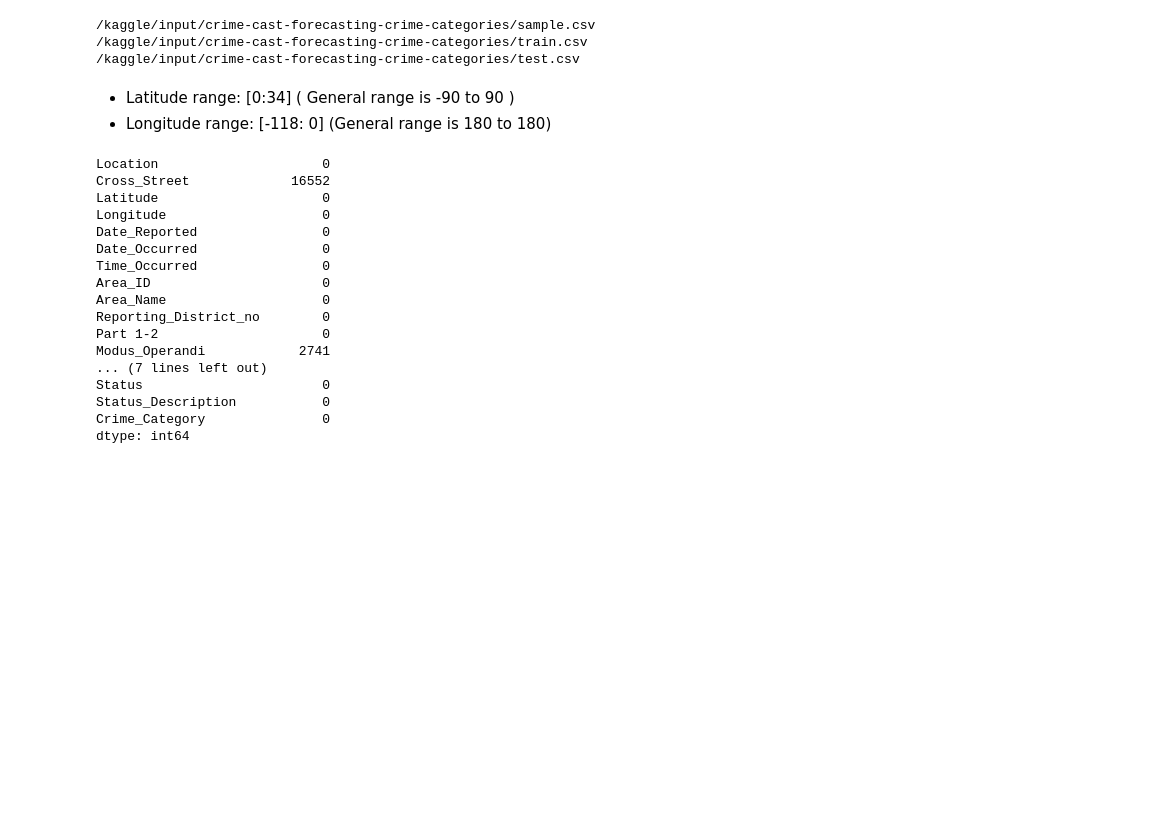
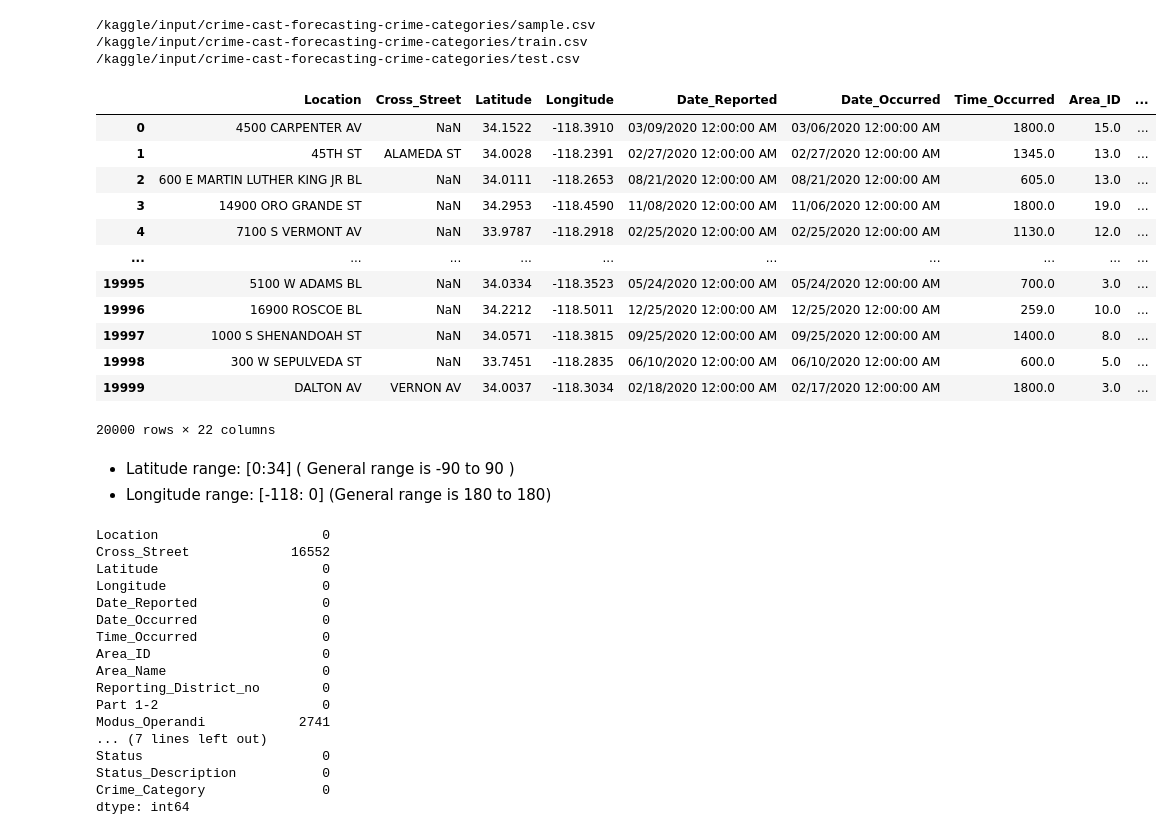
Before and after one commit to linisha04/ml-project-academic, a Jupyter notebook: 22f2000254-notebook-t22024.ipynb, the cells around one changed output. Saved outputs shown, nothing was run; the diff lists cells and outputs as text; code cells hidden in the pictures; blank space fills up the shorter version.

```diff
--- a/22f2000254-notebook-t22024.ipynb
+++ b/22f2000254-notebook-t22024.ipynb
@@ -38,6 +38,22 @@ train =pd.read_csv('/kaggle/input/crime-cast-forecasting-crime-categories/train.
 train2 =pd.read_csv('/kaggle/input/crime-cast-forecasting-crime-categories/train.csv')
 
 test_final=pd.read_csv('/kaggle/input/crime-cast-forecasting-crime-categories/test.csv')
+# %%
+train
+# %% [output]
+|  | Location | Cross_Street | Latitude | Longitude | Date_Reported | Date_Occurred | Time_Occurred | Area_ID | ... |
+| 0 | 4500 CARPENTER AV | NaN | 34.1522 | -118.3910 | 03/09/2020 12:00:00 AM | 03/06/2020 12:00:00 AM | 1800.0 | 15.0 | ... |
+| 1 | 45TH ST | ALAMEDA ST | 34.0028 | -118.2391 | 02/27/2020 12:00:00 AM | 02/27/2020 12:00:00 AM | 1345.0 | 13.0 | ... |
+| 2 | 600 E MARTIN LUTHER KING JR BL | NaN | 34.0111 | -118.2653 | 08/21/2020 12:00:00 AM | 08/21/2020 12:00:00 AM | 605.0 | 13.0 | ... |
+| 3 | 14900 ORO GRANDE ST | NaN | 34.2953 | -118.4590 | 11/08/2020 12:00:00 AM | 11/06/2020 12:00:00 AM | 1800.0 | 19.0 | ... |
+| 4 | 7100 S VERMONT AV | NaN | 33.9787 | -118.2918 | 02/25/2020 12:00:00 AM | 02/25/2020 12:00:00 AM | 1130.0 | 12.0 | ... |
+| ... | ... | ... | ... | ... | ... | ... | ... | ... | ... |
+| 19995 | 5100 W ADAMS BL | NaN | 34.0334 | -118.3523 | 05/24/2020 12:00:00 AM | 05/24/2020 12:00:00 AM | 700.0 | 3.0 | ... |
+| 19996 | 16900 ROSCOE BL | NaN | 34.2212 | -118.5011 | 12/25/2020 12:00:00 AM | 12/25/2020 12:00:00 AM | 259.0 | 10.0 | ... |
+| 19997 | 1000 S SHENANDOAH ST | NaN | 34.0571 | -118.3815 | 09/25/2020 12:00:00 AM | 09/25/2020 12:00:00 AM | 1400.0 | 8.0 | ... |
+| 19998 | 300 W SEPULVEDA ST | NaN | 33.7451 | -118.2835 | 06/10/2020 12:00:00 AM | 06/10/2020 12:00:00 AM | 600.0 | 5.0 | ... |
+| 19999 | DALTON AV | VERNON AV | 34.0037 | -118.3034 | 02/18/2020 12:00:00 AM | 02/17/2020 12:00:00 AM | 1800.0 | 3.0 | ... |
+20000 rows × 22 columns
 # %% [markdown]
 * Latitude range: [0:34] ( General range is -90 to 90 )
 * Longitude range: [-118: 0] (General range is 180 to 180)
```
Also changed, not shown: parts of 34 cells of this notebook.
